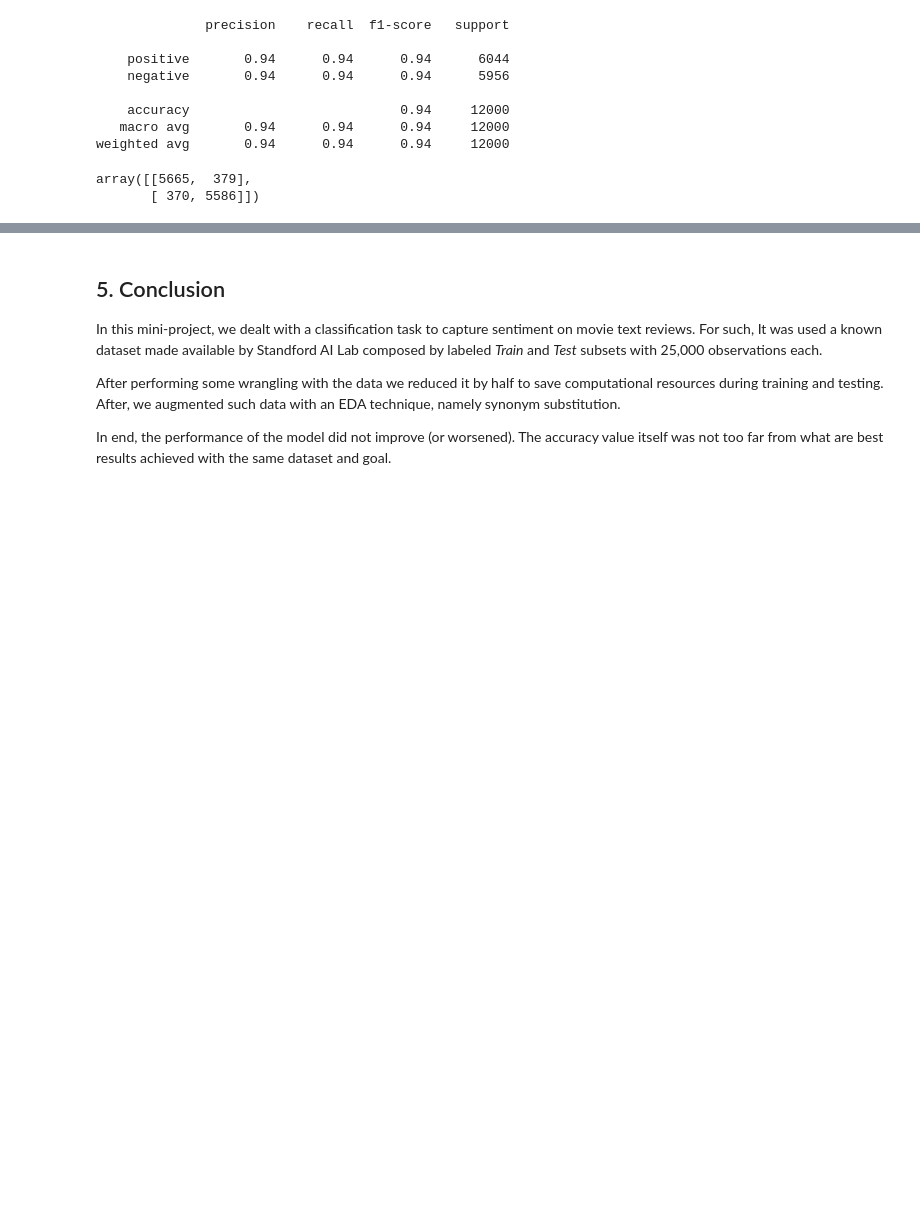
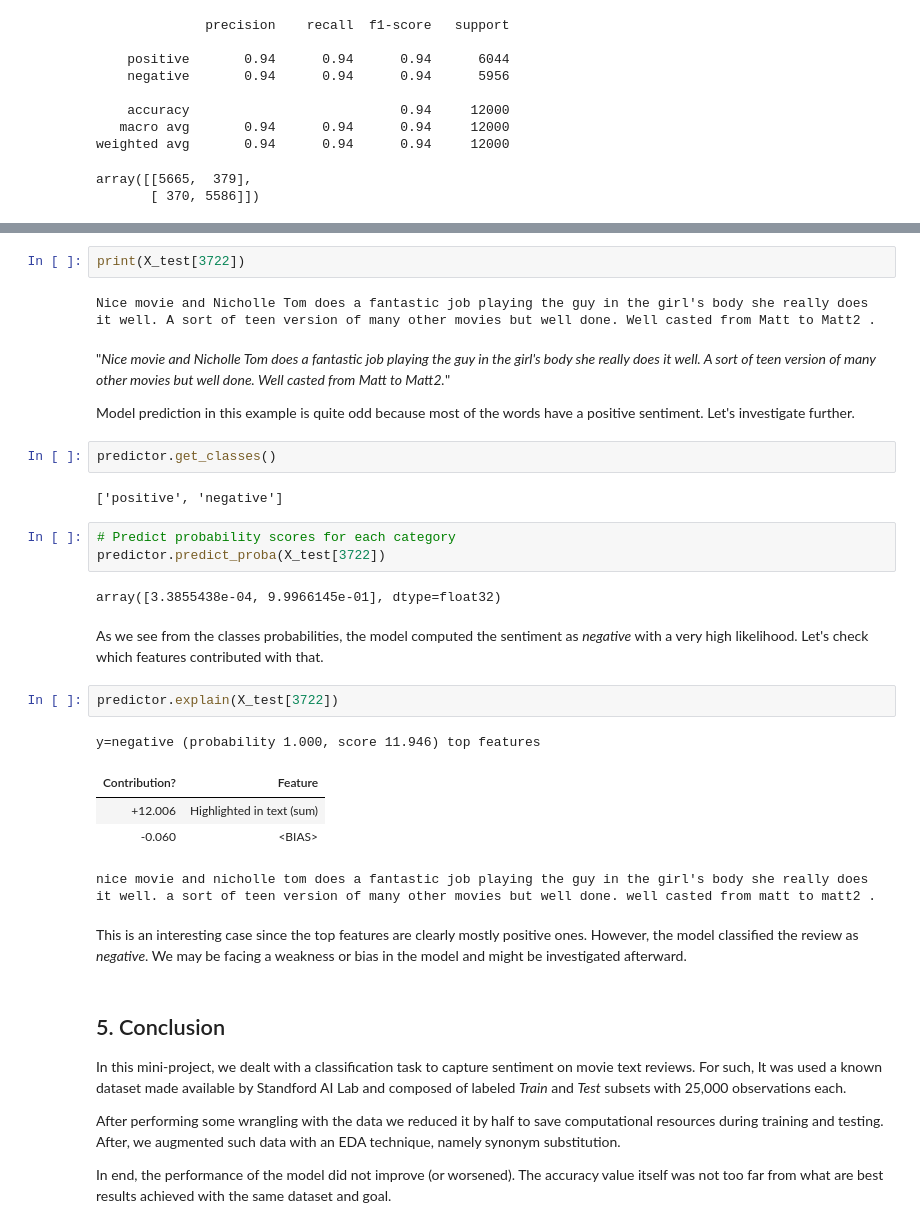
Before and after one commit to rdamatta/algorithmic-trading, a Jupyter notebook: Classification_using_XLNet_on_IMDB_dataset.ipynb, the cells around one changed output, grey strips where cells are left out. Cells and saved outputs as stored; diff of their text form; blank space fills up the shorter version.

```diff
--- a/Classification_using_XLNet_on_IMDB_dataset.ipynb
+++ b/Classification_using_XLNet_on_IMDB_dataset.ipynb
@@ -590,7 +598,36 @@ As we can see from previous result, accuracy did not change.
+# %%
+print(X_test[3722])
+# %% [output]
+Nice movie and Nicholle Tom does a fantastic job playing the guy in the girl's body she really does it well. A sort of teen version of many other movies but well done. Well casted from Matt to Matt2 .
+# %% [markdown]
+"_Nice movie and Nicholle Tom does a fantastic job playing the guy in the girl's body she really does it well. A sort of teen version of many other movies but well done. Well casted from Matt to Matt2._"
+
+Model prediction in this example is quite odd because most of the words have a  positive sentiment. Let's investigate further.
+# %%
+predictor.get_classes()
+# %% [output]
+['positive', 'negative']
+# %%
+# Predict probability scores for each category
+predictor.predict_proba(X_test[3722])
+# %% [output]
+array([3.3855438e-04, 9.9966145e-01], dtype=float32)
+# %% [markdown]
+As we see from the classes probabilities, the model computed the sentiment as _negative_ with a very high likelihood. Let's check which features contributed with that.
+# %%
+predictor.explain(X_test[3722])
+# %% [output]
+y=negative (probability 1.000, score 11.946) top features
+| Contribution? | Feature |
+| +12.006 | Highlighted in text (sum) |
+| -0.060 | <BIAS> |
+nice movie and nicholle tom does a fantastic job playing the guy in the girl's body she really does it well. a sort of teen version of many other movies but well done. well casted from matt to matt2 .
+# %% [markdown]
+This is an interesting case since the top features are clearly mostly positive ones. However, the model classified the review as _negative_. We may be facing a weakness or bias in the model and might be investigated afterward.
 # %% [markdown]
 ## 5. Conclusion
 
-In this mini-project, we dealt with a classification task to capture sentiment on movie text reviews. For such, It was used a known dataset made available by Standford AI Lab composed by labeled _Train_ and _Test_ subsets with 25,000 observations each.
+In this mini-project, we dealt with a classification task to capture sentiment on movie text reviews. For such, It was used a known dataset made available by Standford AI Lab and composed of labeled _Train_ and _Test_ subsets with 25,000 observations each.
 
 After performing some wrangling with the data we reduced it by half to save computational resources during training and testing. After, we augmented such data with an EDA technique, namely synonym substitution.
 
```
Also changed, not shown: parts of 2 cells of this notebook.
